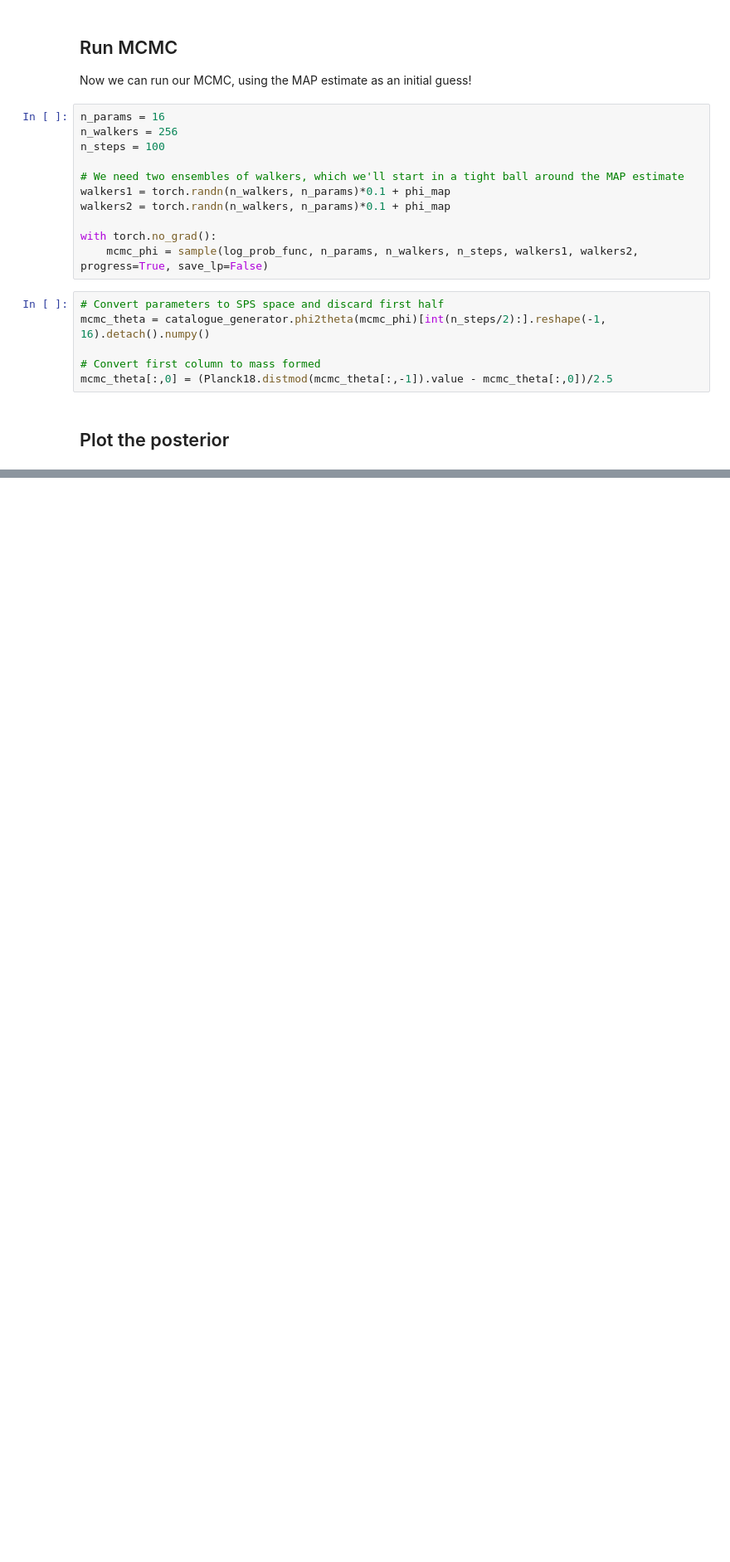
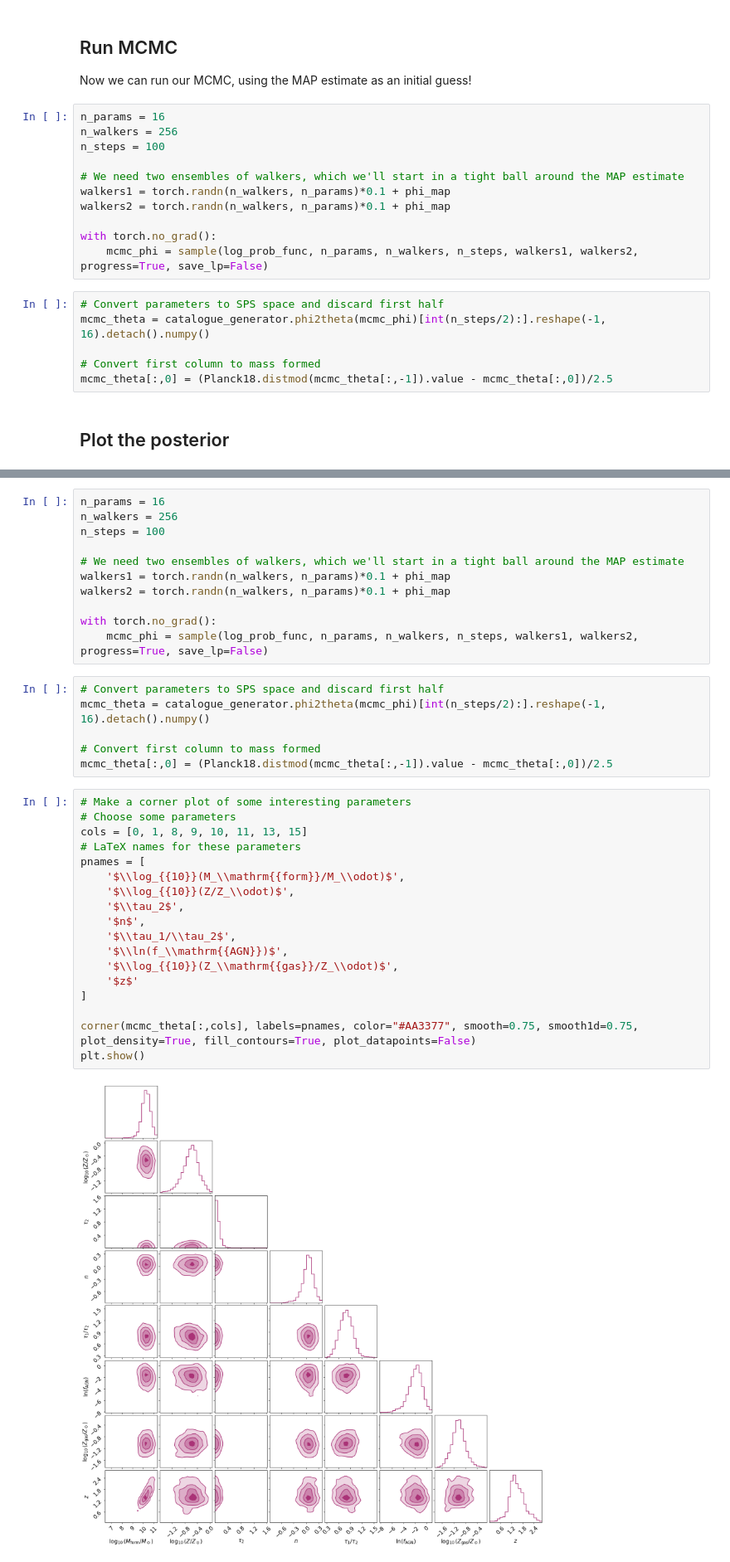
Before and after one commit to Cosmo-Pop/pop-cosmos, a Jupyter notebook: demo/sed_fitting.ipynb, the cells around one changed output, grey strips where cells are left out. Shown at 83% size. Drawn from its saved outputs; the diff is of its cells as text; blank space fills up the shorter version.

```diff
--- a/demo/sed_fitting.ipynb
+++ b/demo/sed_fitting.ipynb
@@ -236,0 +306,37 @@ plt.show()
+# %%
+n_params = 16
+n_walkers = 256
+n_steps = 100
+
+# We need two ensembles of walkers, which we'll start in a tight ball around the MAP estimate
+walkers1 = torch.randn(n_walkers, n_params)*0.1 + phi_map
+walkers2 = torch.randn(n_walkers, n_params)*0.1 + phi_map
+
+with torch.no_grad():
+    mcmc_phi = sample(log_prob_func, n_params, n_walkers, n_steps, walkers1, walkers2, progress=True, save_lp=False)
+# %%
+# Convert parameters to SPS space and discard first half
+mcmc_theta = catalogue_generator.phi2theta(mcmc_phi)[int(n_steps/2):].reshape(-1, 16).detach().numpy()
+
+# Convert first column to mass formed
+mcmc_theta[:,0] = (Planck18.distmod(mcmc_theta[:,-1]).value - mcmc_theta[:,0])/2.5
+# %%
+# Make a corner plot of some interesting parameters
+# Choose some parameters
+cols = [0, 1, 8, 9, 10, 11, 13, 15]
+# LaTeX names for these parameters
+pnames = [
+    '$\\log_{{10}}(M_\\mathrm{{form}}/M_\\odot)$',
+    '$\\log_{{10}}(Z/Z_\\odot)$',
+    '$\\tau_2$',
+    '$n$',
+    '$\\tau_1/\\tau_2$',
+    '$\\ln(f_\\mathrm{{AGN}})$',
+    '$\\log_{{10}}(Z_\\mathrm{{gas}}/Z_\\odot)$',
+    '$z$'
+]
+
+corner(mcmc_theta[:,cols], labels=pnames, color="#AA3377", smooth=0.75, smooth1d=0.75, plot_density=True, fill_contours=True, plot_datapoints=False)
+plt.show()
+# %% [output]
+[figure, added]
```
Also changed, not shown: parts of 6 cells of this notebook.
